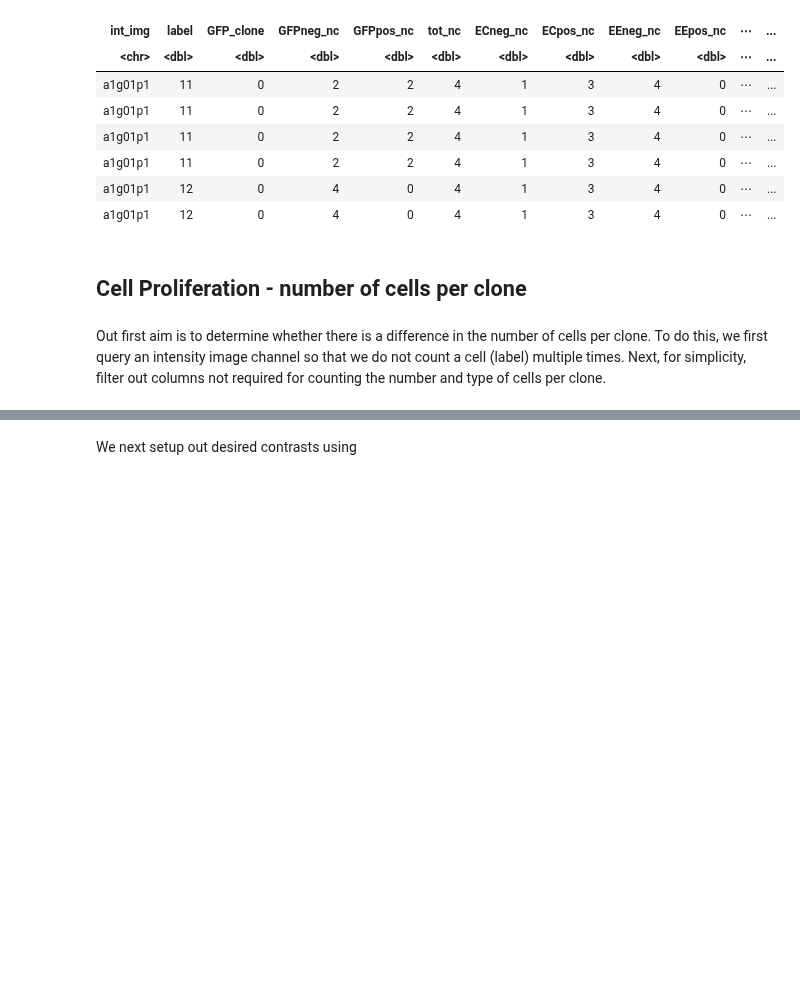
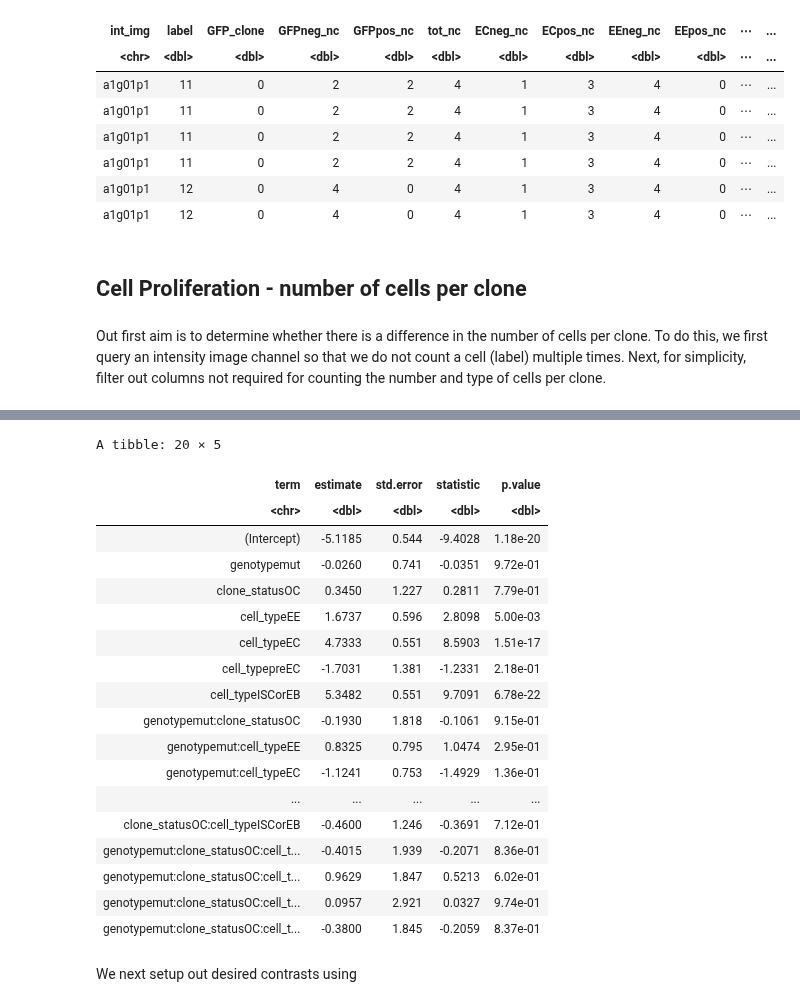
Before and after one commit to morriso1/clonedetective, a Jupyter notebook: 05_Tutorial_Downstream_Analysis_R.ipynb, the cells around one changed output, grey strips where cells are left out. Saved outputs shown, nothing was run; the diff lists cells and outputs as text; code cells hidden in the pictures; blank space fills up the shorter version.

Commit message:
reworked R code to use poisson and quasibinomial distributions

```diff
--- a/05_Tutorial_Downstream_Analysis_R.ipynb
+++ b/05_Tutorial_Downstream_Analysis_R.ipynb
@@ -67,20 +71,20 @@ Out first aim is to determine whether there is a difference in the number of cel
 # %%
 #hide_output
 count_df <- count_df %>%
-  mutate(across(is_character, as_factor)) %>%
-  filter(int_img_ch == 'C1') %>%
-  select(matches("clone$|pos$|int_img")) %>%
-  group_by(int_img, GFP_clone) %>%
-  summarise(
-    EC = sum(EC_pos),
-    preEC = sum(preEC_pos),
-    EE = sum(EE_pos),
-    ECEE = sum(ECEE_pos),
-    ISCorEB = sum(ISCorEB_pos)
-  ) %>%
-  mutate(
-    clone_status = if_else(GFP_clone == 0, 'OC', 'IC'),
-    genotype = if_else(str_detect(int_img, 'a1'), 'ctrl', 'mut'),
-    total = EC + preEC + EE + ISCorEB
-  )
+    mutate(across(where(is_character), as_factor)) %>%
+      filter(int_img_ch == 'C1') %>%
+      dplyr::select(matches("clone$|_pos$|int_img")) %>%
+      group_by(int_img, GFP_clone) %>%
+      summarise(
+        EC = sum(EC_pos),
+        ECEE = sum(ECEE_pos),
+        preEC = sum(preEC_pos),
+        EE = sum(EE_pos),
+        ISCorEB = sum(ISCorEB_pos)
+      ) %>%
+      mutate(
+        clone_status = as.factor(if_else(GFP_clone == 0, 'OC', 'IC')),
+        genotype = as.factor(if_else(str_detect(int_img, 'a1'), 'ctrl', 'mut')),
+        total = EC + ECEE + preEC + EE + ISCorEB
+      )
 # %% [output]
@@ -131,9 +161,28 @@ ggdraw() +
 # %%
-perc_df_tidy <-
-  count_df_tidy %>% mutate(
-    perc_cell_num = cell_num / total * 100,
-    comp_g_cs_ct = as_factor(paste(genotype, clone_status, cell_type, sep = '_'))
-  )
+prop_df_tidy <- count_df_tidy %>% mutate(pro_cell_num = cell_num / total,
+                                         g_cs_ct = as.factor(paste(genotype, clone_status, cell_type, sep = '_')))
+# %%
+glm(pro_cell_num ~ genotype * clone_status * cell_type, prop_df_tidy, family = quasibinomial) %>% tidy()
+# %% [output]
+A tibble: 20 × 5
+| term | estimate | std.error | statistic | p.value |
+| <chr> | <dbl> | <dbl> | <dbl> | <dbl> |
+| (Intercept) | -5.1185 | 0.544 | -9.4028 | 1.18e-20 |
+| genotypemut | -0.0260 | 0.741 | -0.0351 | 9.72e-01 |
+| clone_statusOC | 0.3450 | 1.227 | 0.2811 | 7.79e-01 |
+| cell_typeEE | 1.6737 | 0.596 | 2.8098 | 5.00e-03 |
+| cell_typeEC | 4.7333 | 0.551 | 8.5903 | 1.51e-17 |
+| cell_typepreEC | -1.7031 | 1.381 | -1.2331 | 2.18e-01 |
+| cell_typeISCorEB | 5.3482 | 0.551 | 9.7091 | 6.78e-22 |
+| genotypemut:clone_statusOC | -0.1930 | 1.818 | -0.1061 | 9.15e-01 |
+| genotypemut:cell_typeEE | 0.8325 | 0.795 | 1.0474 | 2.95e-01 |
+| genotypemut:cell_typeEC | -1.1241 | 0.753 | -1.4929 | 1.36e-01 |
+| ... | ... | ... | ... | ... |
+| clone_statusOC:cell_typeISCorEB | -0.4600 | 1.246 | -0.3691 | 7.12e-01 |
+| genotypemut:clone_statusOC:cell_t... | -0.4015 | 1.939 | -0.2071 | 8.36e-01 |
+| genotypemut:clone_statusOC:cell_t... | 0.9629 | 1.847 | 0.5213 | 6.02e-01 |
+| genotypemut:clone_statusOC:cell_t... | 0.0957 | 2.921 | 0.0327 | 9.74e-01 |
+| genotypemut:clone_statusOC:cell_t... | -0.3800 | 1.845 | -0.2059 | 8.37e-01 |
 # %% [markdown]
 We next setup out desired contrasts using
 # %%
```
Also changed, not shown: parts of 12 cells of this notebook, 3 other files.
